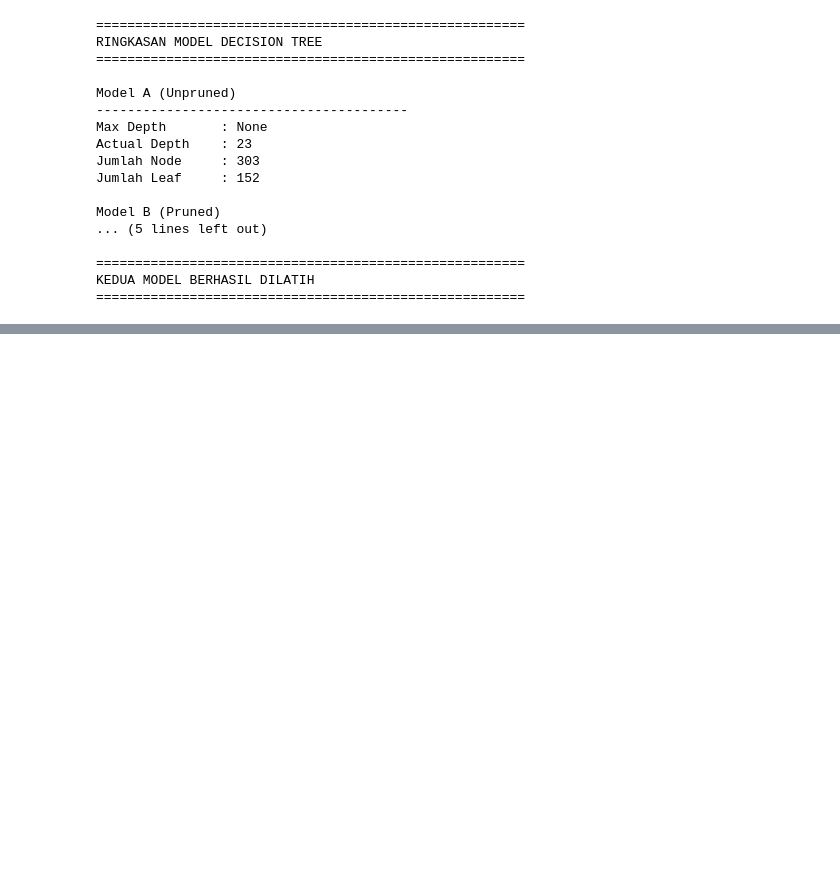
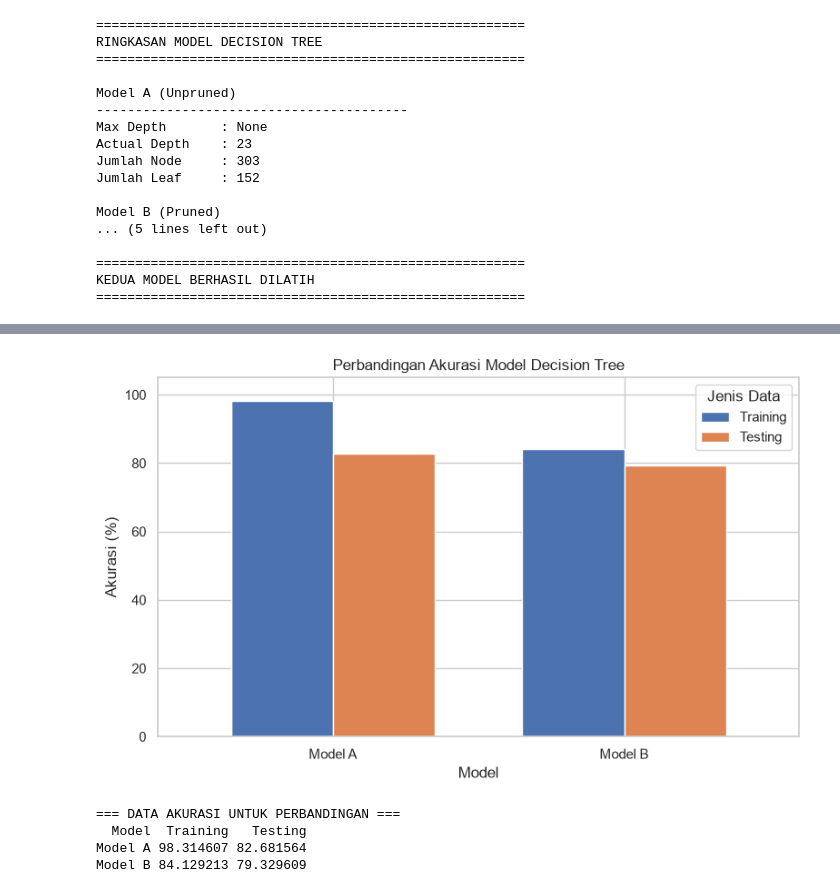
Before and after one commit to ReidOates/AI5ML, a Jupyter notebook: notebook/TA05_Titanic.ipynb, the cells around one changed output, grey strips where cells are left out. Saved outputs shown, nothing was run; the diff lists cells and outputs as text; code cells hidden in the pictures; blank space fills up the shorter version.

```diff
--- a/notebook/TA05_Titanic.ipynb
+++ b/notebook/TA05_Titanic.ipynb
@@ -737,0 +961,32 @@ KEDUA MODEL BERHASIL DILATIH
+# %%
+#Cell 31 — Visualisasi perbandingan akurasi
+accuracy_comparison = pd.DataFrame({
+    'Model': ['Model A', 'Model B'],
+    'Training': [train_acc_A * 100, train_acc_B * 100],
+    'Testing': [test_acc_A * 100, test_acc_B * 100]
+})
+
+accuracy_comparison.plot(
+    x='Model',
+    kind='bar',
+    figsize=(8, 5),
+    width=0.7
+)
+
+plt.title('Perbandingan Akurasi Model Decision Tree')
+plt.xlabel('Model')
+plt.ylabel('Akurasi (%)')
+plt.ylim(0, 105)
+plt.xticks(rotation=0)
+plt.legend(title='Jenis Data')
+plt.tight_layout()
+plt.show()
+
+print("=== DATA AKURASI UNTUK PERBANDINGAN ===")
+print(accuracy_comparison.to_string(index=False))
+# %% [output]
+[figure, added]
+=== DATA AKURASI UNTUK PERBANDINGAN ===
+  Model  Training   Testing
+Model A 98.314607 82.681564
+Model B 84.129213 79.329609
```
Also changed, not shown: parts of 8 cells of this notebook.
